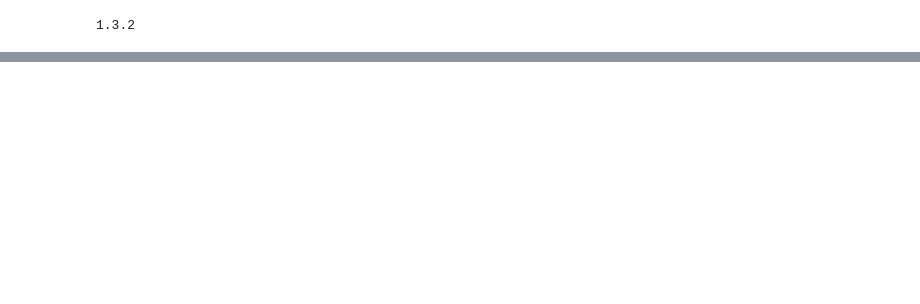
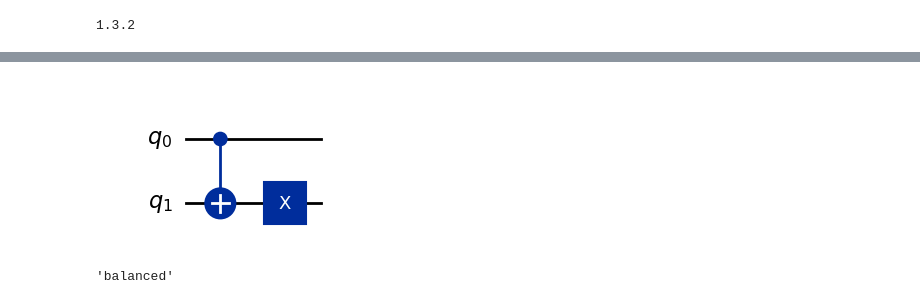
Before and after one commit to pudeIko/IBM-Quantum_Learning, a Jupyter notebook: Fundamentals-of-Quantum-Algorithms/05-query_models.ipynb, the cells around one changed output, grey strips where cells are left out. Cells and saved outputs as stored; diff of their text form; code cells hidden in the pictures; blank space fills up the shorter version.

```diff
--- a/Fundamentals-of-Quantum-Algorithms/05-query_models.ipynb
+++ b/Fundamentals-of-Quantum-Algorithms/05-query_models.ipynb
@@ -198,4 +15,0 @@ display(test.draw(output="mpl"))
-# %%
-result = AerSimulator().run(test).result()
-statistics = result.get_counts()
-display(plot_histogram(statistics))
@@ -336,0 +61,19 @@ Fraction of games won: 0.759
+# %%
+def deutsch_algorithm(function: QuantumCircuit):
+    """
+    Determine if a Deutsch function is constant or balanced.
+    """
+    qc = compile_circuit(function)
+
+    result = AerSimulator().run(qc, shots=1, memory=True).result()
+    measurements = result.get_memory()
+    if measurements[0] == "0":
+        return "constant"
+    return "balanced"
+
+f = deutsch_function(3)
+display(f.draw('mpl'))
+display(deutsch_algorithm(f))
+# %% [output]
+[figure, added]
+'balanced'
```
Also changed, not shown: parts of 33 cells of this notebook, 2 other files.
